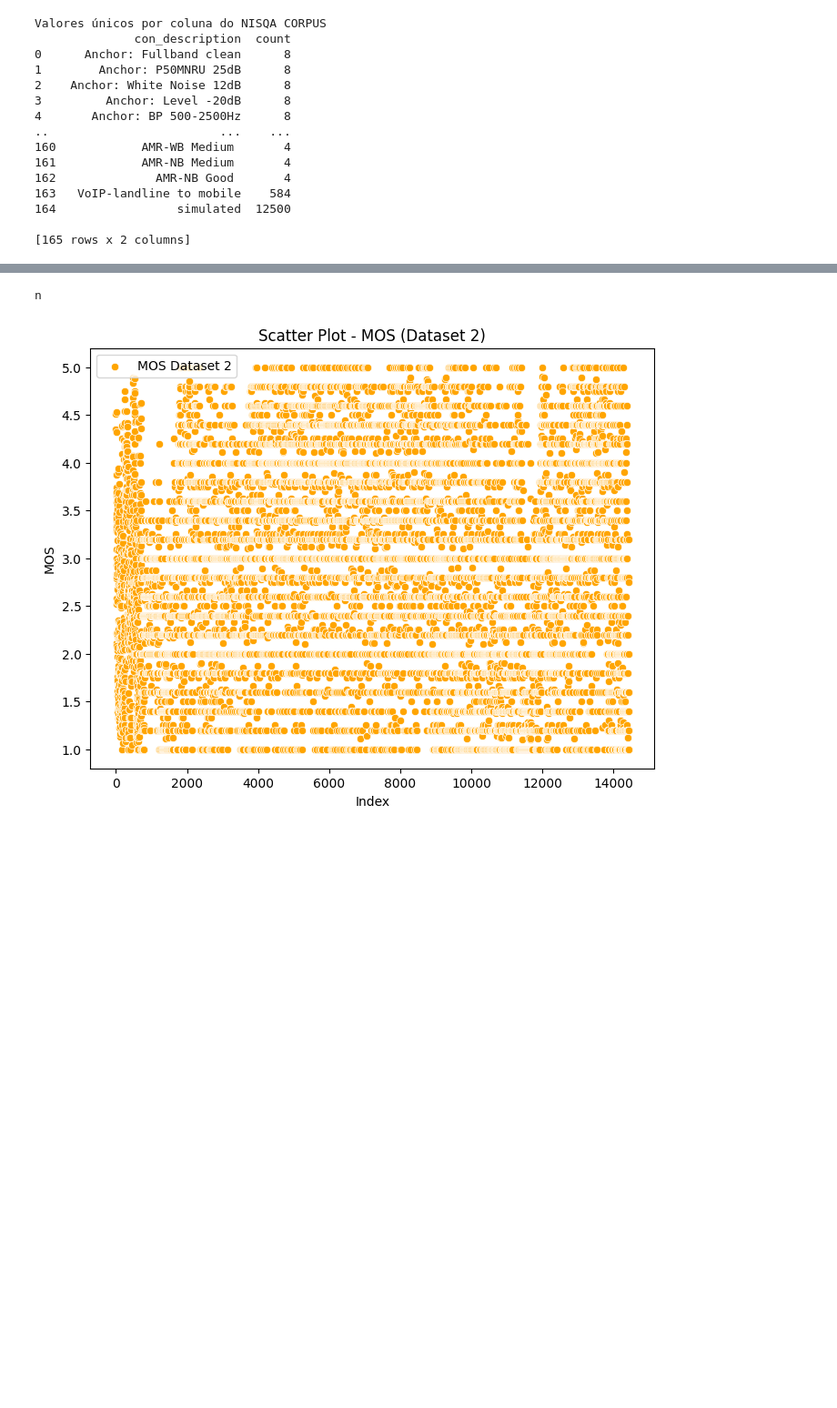
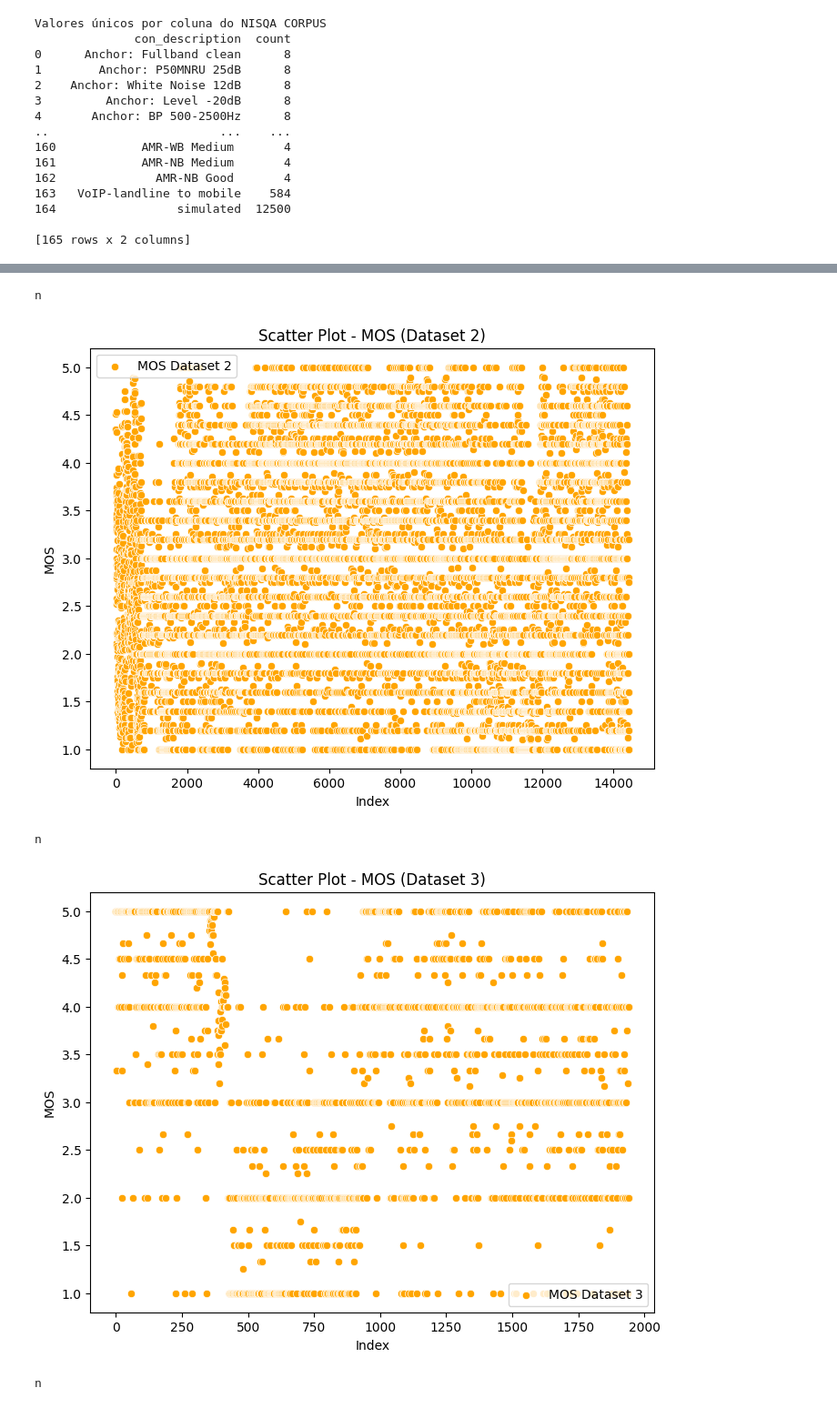
Before and after one commit to Akcit-MOS-Prediction/MOSA-NET-, a Jupyter notebook: analise.ipynb, the cells around one changed output, grey strips where cells are left out. Shown at 91% size. Drawn from its saved outputs; the diff is of its cells as text; code cells hidden in the pictures; blank space fills up the shorter version.

```diff
--- a/analise.ipynb
+++ b/analise.ipynb
@@ -63,26 +78,64 @@ Valores únicos por coluna do NISQA CORPUS
 # %%
 mos1 = df['MOS']
 mos2 = dp['mos']
+mos3 = dg['mos']
+mos4 = dh['mos']
+mos5 = dc['mos']
 
 
 plt.figure(figsize=(8, 6))
 sns.scatterplot(x=df.index, y=mos1, color="blue", label="MOS Dataset 1")
 plt.title("Scatter Plot - MOS (Dataset 1)")
 plt.xlabel("Index")
 plt.ylabel("MOS")
 plt.legend()
 plt.show()
 
 print("n\n")
 
 plt.figure(figsize=(8, 6))
 sns.scatterplot(x=dp.index, y=mos2, color="orange", label="MOS Dataset 2")
 plt.title("Scatter Plot - MOS (Dataset 2)")
 plt.xlabel("Index")
 plt.ylabel("MOS")
 plt.legend()
 plt.show()
+
+
+print("n\n")
+
+plt.figure(figsize=(8, 6))
+sns.scatterplot(x=dg.index, y=mos3, color="orange", label="MOS Dataset 3")
+plt.title("Scatter Plot - MOS (Dataset 3)")
+plt.xlabel("Index")
+plt.ylabel("MOS")
+plt.legend()
+plt.show()
+
+print("n\n")
+
+plt.figure(figsize=(8, 6))
+sns.scatterplot(x=dh.index, y=mos4, color="orange", label="MOS Dataset 4")
+plt.title("Scatter Plot - MOS (Dataset 4)")
+plt.xlabel("Index")
+plt.ylabel("MOS")
+plt.legend()
+plt.show()
+
+
+print("n\n")
+
+plt.figure(figsize=(8, 6))
+sns.scatterplot(x=dc.index, y=mos4, color="orange", label="MOS Dataset 4")
+plt.title("Scatter Plot - MOS (Dataset 4)")
+plt.xlabel("Index")
+plt.ylabel("MOS")
+plt.legend()
+plt.show()
 # %% [output]
 [figure]
 n
 [figure]
+n
+[figure, added]
+n
```
Also changed, not shown: parts of 4 cells of this notebook.
